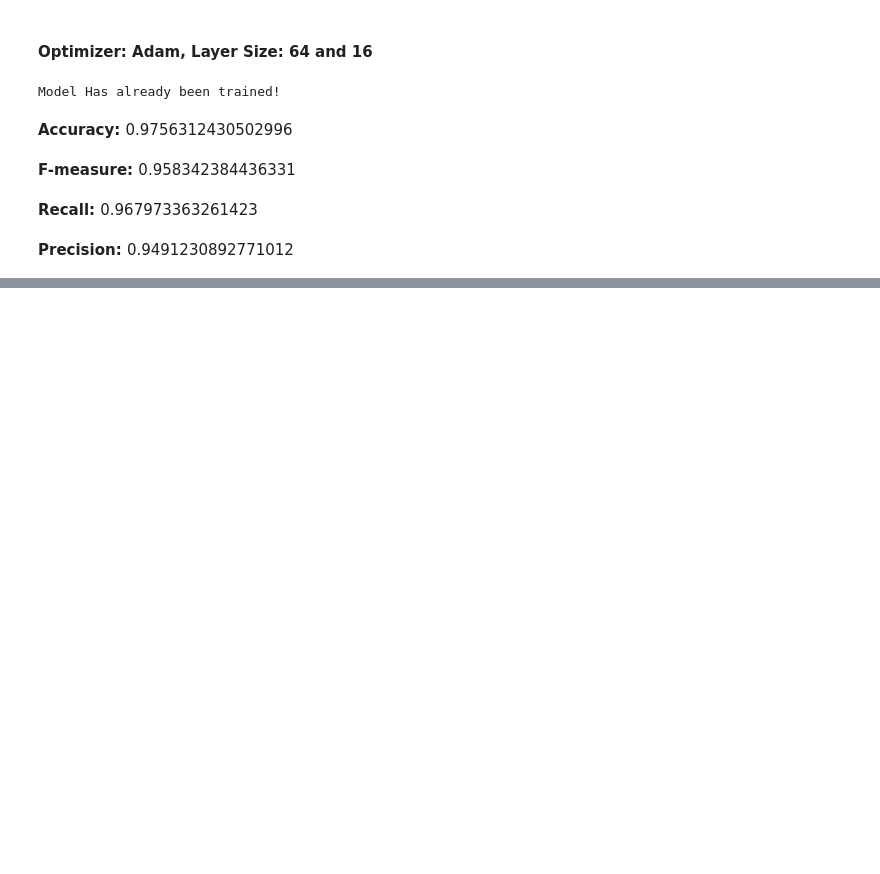
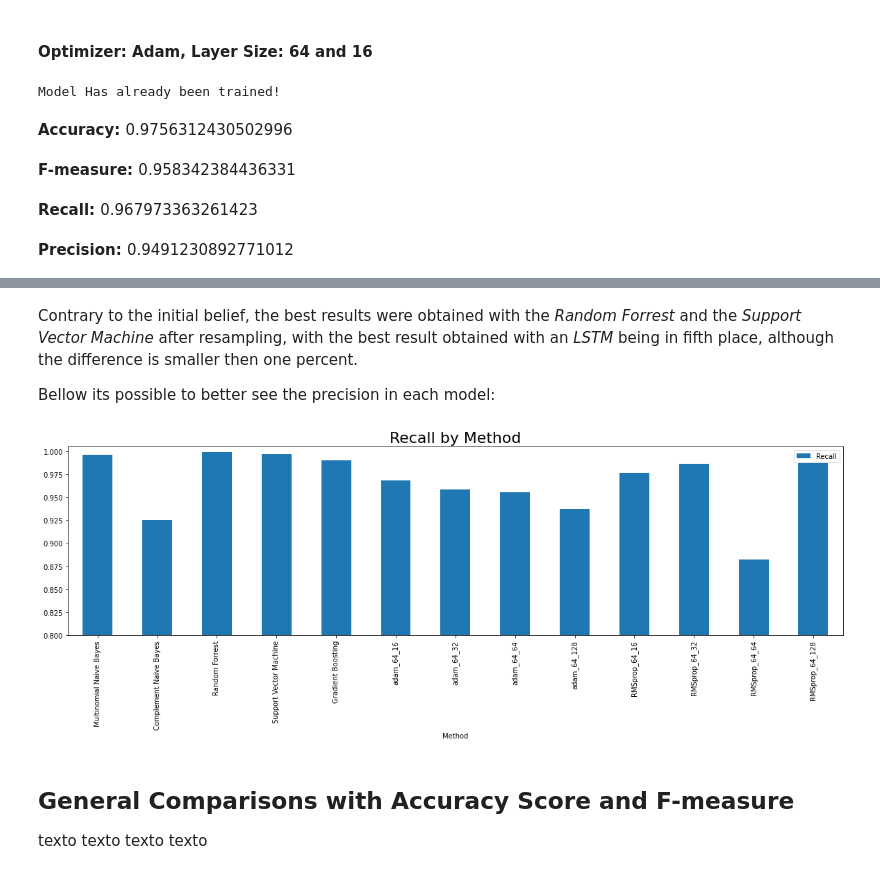
Before and after one commit to RitaRez/spam-classification, a Jupyter notebook: spam_classification.ipynb, the cells around one changed output, grey strips where cells are left out. Drawn from its saved outputs; the diff is of its cells as text; code cells hidden in the pictures; blank space fills up the shorter version.

Commit message:
references and lstm text

```diff
--- a/spam_classification.ipynb
+++ b/spam_classification.ipynb
@@ -834,0 +795,19 @@ After comparing all the methods using multiple metrics with cross-validation we
+# %% [markdown]
+Contrary to the initial belief, the best results were obtained with the *Random Forrest* and the *Support Vector Machine* after resampling, with the best result obtained with an *LSTM* being in fifth place, although the difference is smaller then one percent.
+
+Bellow its possible to better see the precision in each model:
+# %%
+plt.rcParams["figure.figsize"] = (20,5)
+fig = df.plot(x ='Method', y='Recall', kind = 'bar')
+plt.title('Recall by Method', fontsize=22)
+
+plt.ylim(0.8, 1.005)
+
+plt.show()
+# %% [output]
+[figure, added]
+# %% [markdown]
+## General Comparisons with Accuracy Score and F-measure
+
+
+texto texto texto texto
```
Also changed, not shown: parts of 102 cells of this notebook, 2 other files.
